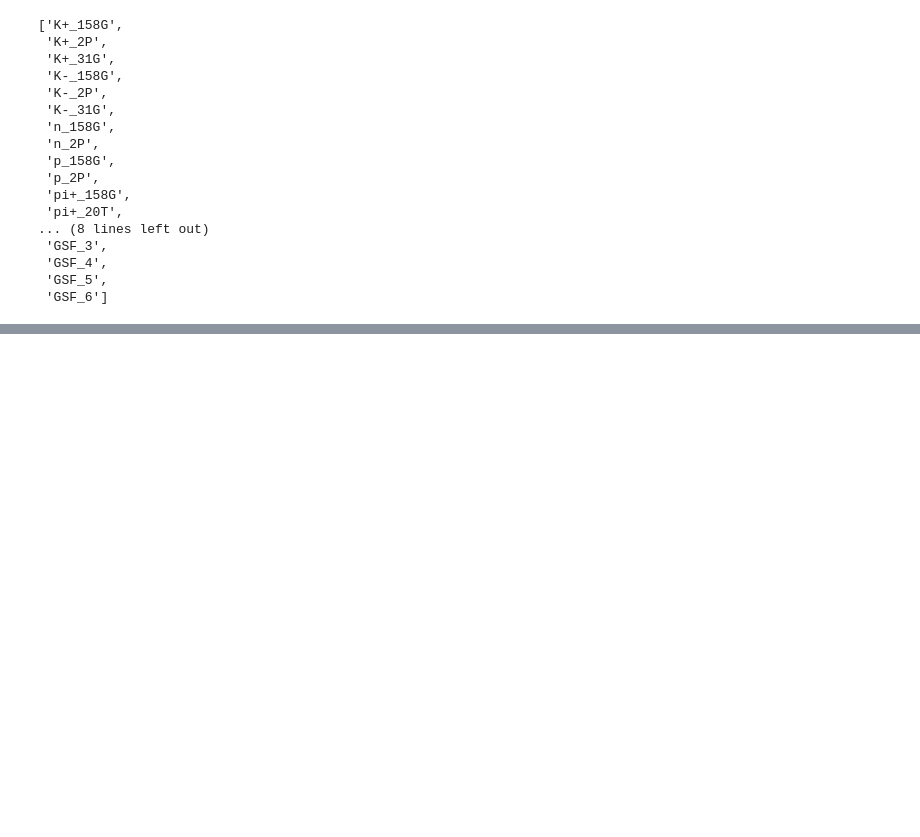
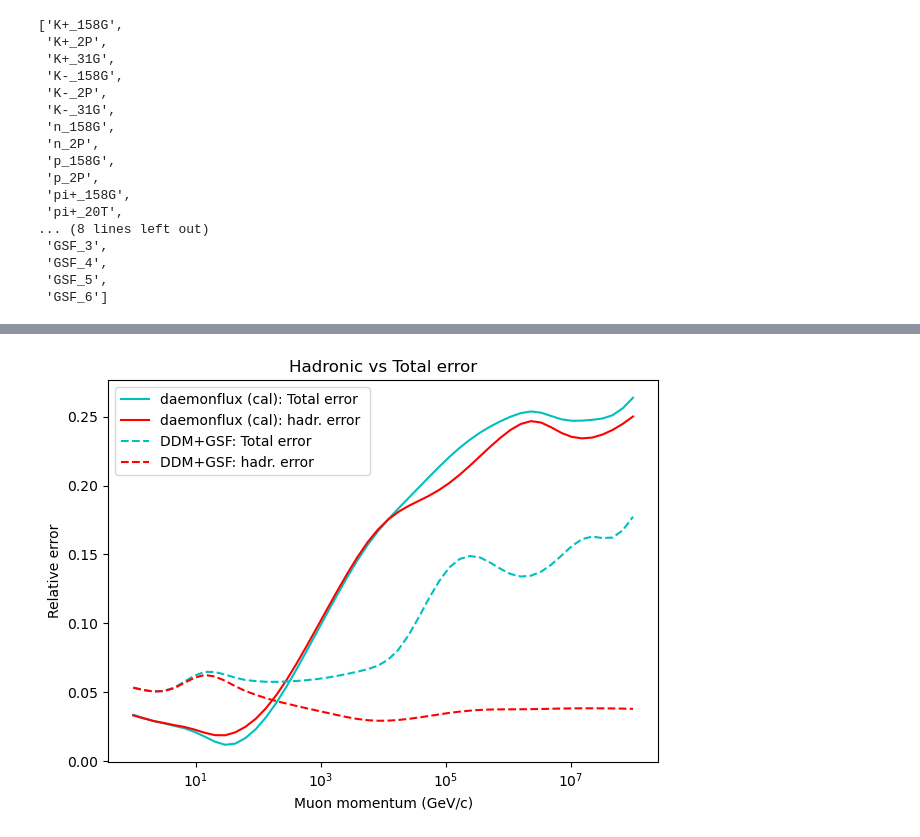
Before and after one commit to mceq-project/daemonflux, a Jupyter notebook: examples/example.ipynb, the cells around one changed output, grey strips where cells are left out. Saved outputs shown, nothing was run; the diff lists cells and outputs as text; code cells hidden in the pictures; blank space fills up the shorter version.

```diff
--- a/examples/example.ipynb
+++ b/examples/example.ipynb
@@ -131,0 +132,21 @@ plt.tight_layout()
+# %%
+plt.figure()
+plt.title("Hadronic vs Total error")
+fl = fl_ic.flux(egrid, '15', 'numuflux')
+err_total = fl_ic.error(egrid, '15', 'numuflux')
+err_hadronic = fl_ic.error(egrid, '15', 'numuflux', only_hadronic=True)
+plt.semilogx(egrid, err_total/fl, color='c', label='daemonflux (cal): Total error ')
+plt.semilogx(egrid, err_hadronic/fl, color='r', label='daemonflux (cal): hadr. error ')
+fl = fl_ic_nc.flux(egrid, '15', 'numuflux')
+err_total = fl_ic_nc.error(egrid, '15', 'numuflux')
+err_hadronic = fl_ic_nc.error(egrid, '15', 'numuflux', only_hadronic=True)
+plt.semilogx(egrid, err_total/fl, color='c', ls='--', label='DDM+GSF: Total error ')
+plt.semilogx(egrid, err_hadronic/fl, color='r',ls='--', label='DDM+GSF: hadr. error ')
+
+
+plt.xlabel('Muon momentum (GeV/c)')
+plt.ylabel('Relative error')
+plt.legend()
+plt.tight_layout()
+# %% [output]
+[figure, added]
```
Also changed, not shown: parts of 6 cells of this notebook.
